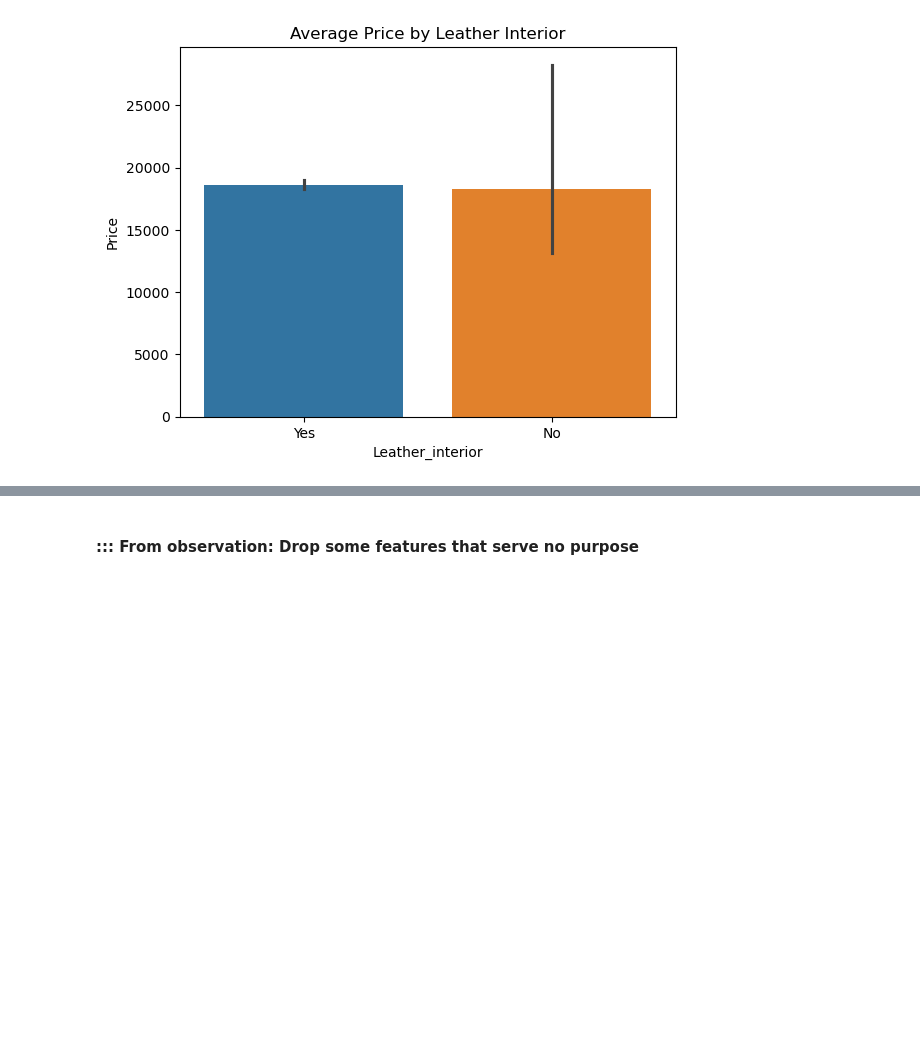
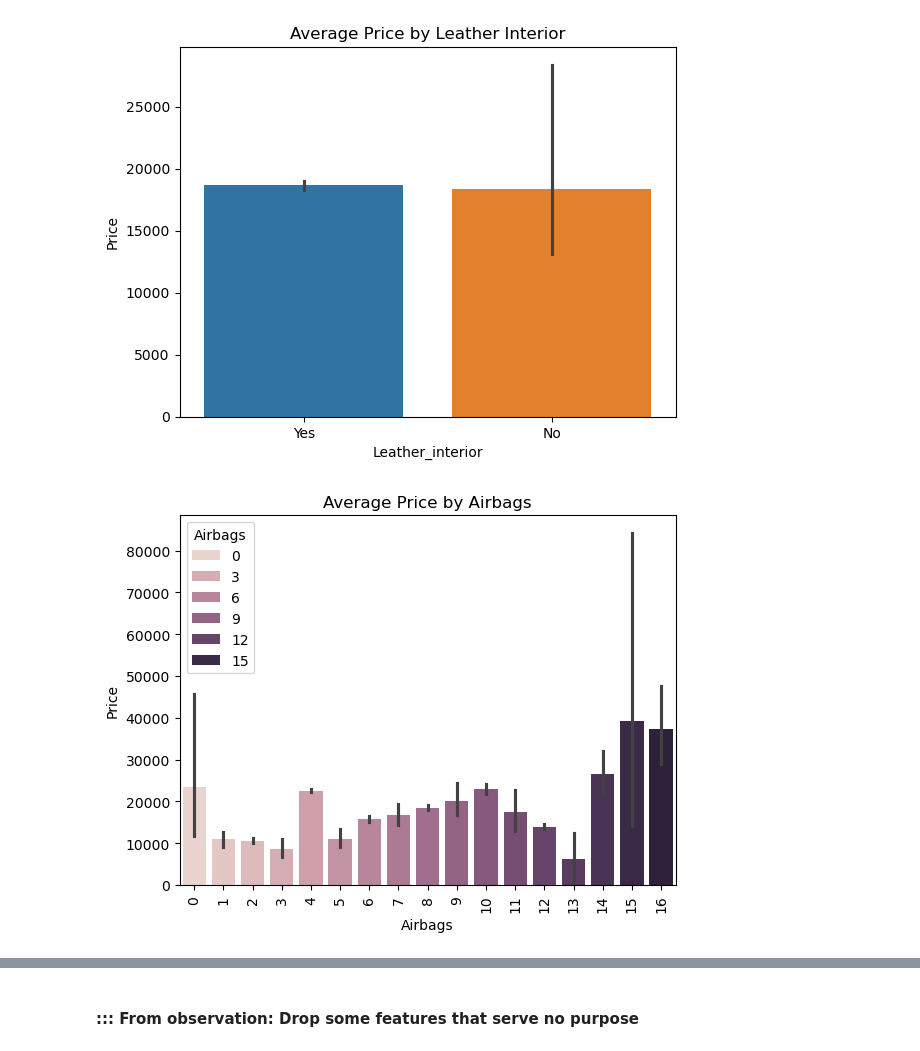
Before and after one commit to Aifedayo/data-science-maths, a Jupyter notebook: Projects/flask_server_car_price_pred_v2/model/car_price_prediction_model_v2.ipynb, the cells around one changed output, grey strips where cells are left out. Cells and saved outputs as stored; diff of their text form; code cells hidden in the pictures; blank space fills up the shorter version.

Commit message:
Corr between airbags and prpicing

```diff
--- a/Projects/flask_server_car_price_pred_v2/model/car_price_prediction_model_v2.ipynb
+++ b/Projects/flask_server_car_price_pred_v2/model/car_price_prediction_model_v2.ipynb
@@ -202,3 +202,9 @@ plt.title('Average Price by Leather Interior')
 # %% [output]
 Text(0.5, 1.0, 'Average Price by Leather Interior')
 [figure]
+# %%
+sns.barplot(x='Airbags', y='Price', data=df, estimator=np.mean, hue='Airbags')
+plt.title('Average Price by Airbags')
+plt.xticks(rotation=90);
+# %% [output]
+[figure, added]
```
Also changed, not shown: parts of 3 cells of this notebook.
